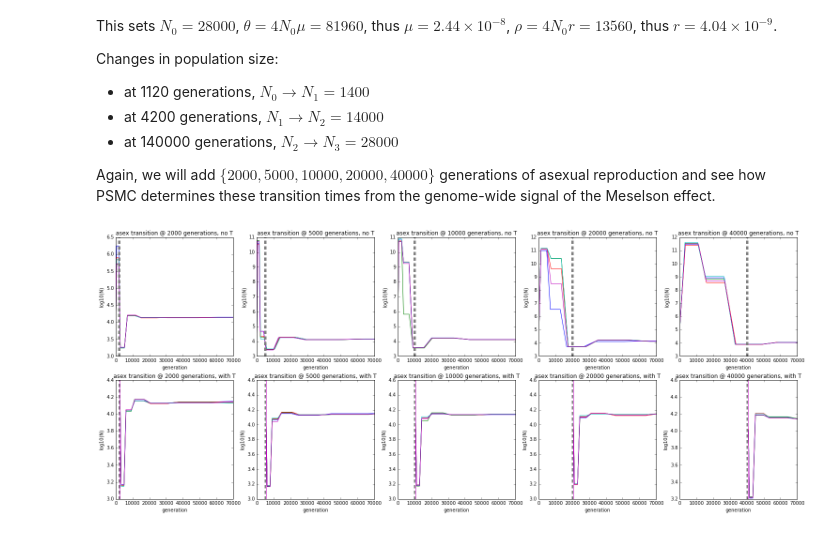
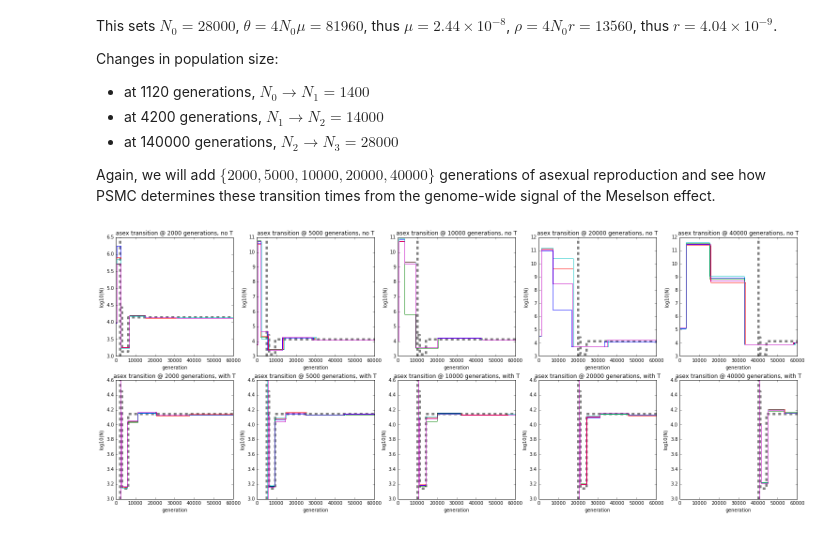
Before and after one commit to ammodramus/tsmc, a Jupyter notebook: snail_sims.ipynb, the cells around one changed output. Cells and saved outputs as stored; diff of their text form; code cells hidden in the pictures.

Commit message:
update to notebook
fixed psmc plots, added triploid constant-N simulations

```diff
--- a/snail_sims.ipynb
+++ b/snail_sims.ipynb
@@ -179,12 +179,17 @@ for i in xrange(1, maxi+1):
 # %%
 # function to plot psmc data
 
-def plot_psmc(axis, ts, lambdas, divtime = None, maxt = None):
+def plot_psmc(axis, ts, lambdas, divtime = None, maxt = None, **plotkwargs):
+    newTs = np.repeat(np.array(ts), 2)[1:]
+    newLambdas = np.repeat(np.array(lambdas), 2)[:-1]
     if divtime is None:
-        axis.plot(ts, np.log10(lambdas), '-')
+        axis.plot(newTs, np.log10(newLambdas), '-', **plotkwargs)
     else:
-        baseline, = axis.plot(ts+divtime, np.log10(lambdas), '-')
-        axis.axvline(x = divtime, color = baseline.get_color())
+        baseline, = axis.plot(newTs+divtime, np.log10(newLambdas), '-', **plotkwargs)
+        if 'color' not in plotkwargs:
+            axis.axvline(x = divtime, color = baseline.get_color(), **plotkwargs)
+        else:
+            axis.axvline(x = divtime, **plotkwargs)
     if maxt is not None:
         axis.set_xlim((0, maxt))
     return
@@ -402,6 +407,9 @@ Changes in population size:
  - at 140000 generations, $N_2 \to N_3 = 28000$
 
 Again, we will add $\{2000, 5000, 10000, 20000, 40000\}$ generations of asexual reproduction and see how PSMC determines these transition times from the genome-wide signal of the Meselson effect.
+# %%
+trueTs = np.array([0,1120,4200,140000])
+trueNs = np.array([28000,1400,14000,28000])
 # %%
 # rescaling the population sizes and times in the standard (var-N) simulations
 
@@ -419,42 +427,41 @@ for i in xrange(1, maxi+1):
     stddat[colLam] = stddat['lambda0'] * stddat[colLam]
     stddat[colT] = 2.0*stddat['lambda0'] * stddat[colT]
 # %%
-# plot the std psmc data
+###### plot the std psmc data
 
 fig, axes = plt.subplots(nrows=2,ncols=len(asexGens), figsize = (26,10))
 for colIdx, asexGen in enumerate(asexGens):
     # first row: no T
     datp = stddat.loc[(stddat['asex'] == asexGen) & (np.isnan(stddat['divtime'])),:]
     axis = axes[0, colIdx]
+    plot_psmc(axis, trueTs, trueNs, asexGen, color='gray', lw=5, ls='dashed')
     for rowIdx in xrange(datp.shape[0]):
         maxi = int(datp.ix[rowIdx,'maxi'])
         ts = datp.ix[rowIdx,'t0':('t{}'.format(maxi))]
         lambdas = datp.ix[rowIdx, 'lambda0':('lambda{}'.format(maxi))]
         divtime = datp.ix[rowIdx, 'divtime']
         if np.isnan(divtime):
             divtime = None
-        plot_psmc(axis, ts, lambdas, divtime, maxt = 70000)
-        axis.axvline(asexGen, color = 'gray', lw = 5, ls = 'dashed')
+        plot_psmc(axis, ts, lambdas, divtime, maxt = 60000)
         axis.set_title('asex transition @ {} generations, no T'.format(asexGen))
         axis.set_xlabel('generation')
         axis.set_ylabel('log10(N)')
     # second row: T
     datp = stddat.loc[(stddat['asex'] == asexGen) & (~np.isnan(stddat['divtime'])),:]
     axis = axes[1, colIdx]
+    plot_psmc(axis, trueTs, trueNs, asexGen, color='gray', lw=5, ls='dashed')
     for rowIdx in xrange(datp.shape[0]):
         maxi = int(datp.ix[rowIdx,'maxi'])
         ts = datp.ix[rowIdx,'t0':('t{}'.format(maxi))]
         lambdas = datp.ix[rowIdx, 'lambda0':('lambda{}'.format(maxi))]
         divtime = datp.ix[rowIdx, 'divtime']
         if np.isnan(divtime):
             divtime = None
-        plot_psmc(axis, ts, lambdas, divtime, maxt = 70000)
+        plot_psmc(axis, ts, lambdas, divtime, maxt = 60000)
         # add true divergence time
-        axis.axvline(asexGen, color = 'gray', lw = 3, ls = 'dashed')
+        #axis.axvline(asexGen, color = 'gray', lw = 3, ls = 'dashed')
         axis.set_title('asex transition @ {} generations, with T'.format(asexGen))
         axis.set_xlabel('generation')
         axis.set_ylabel('log10(N)')
-
-# TODO: fix plots so it's a true skyline plot
 # %% [output]
-[figure, old version]
+[figure, new version]
```
Also changed, not shown: parts of 11 cells of this notebook.
